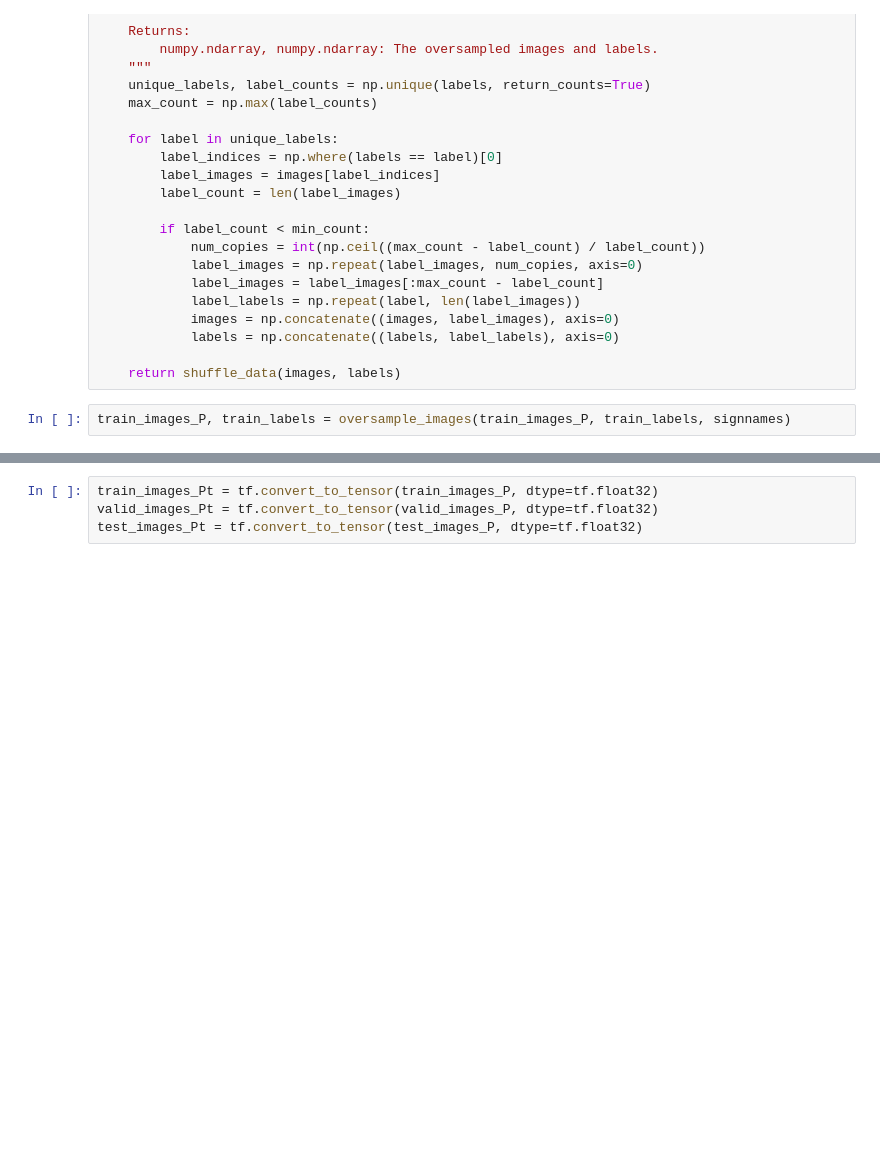
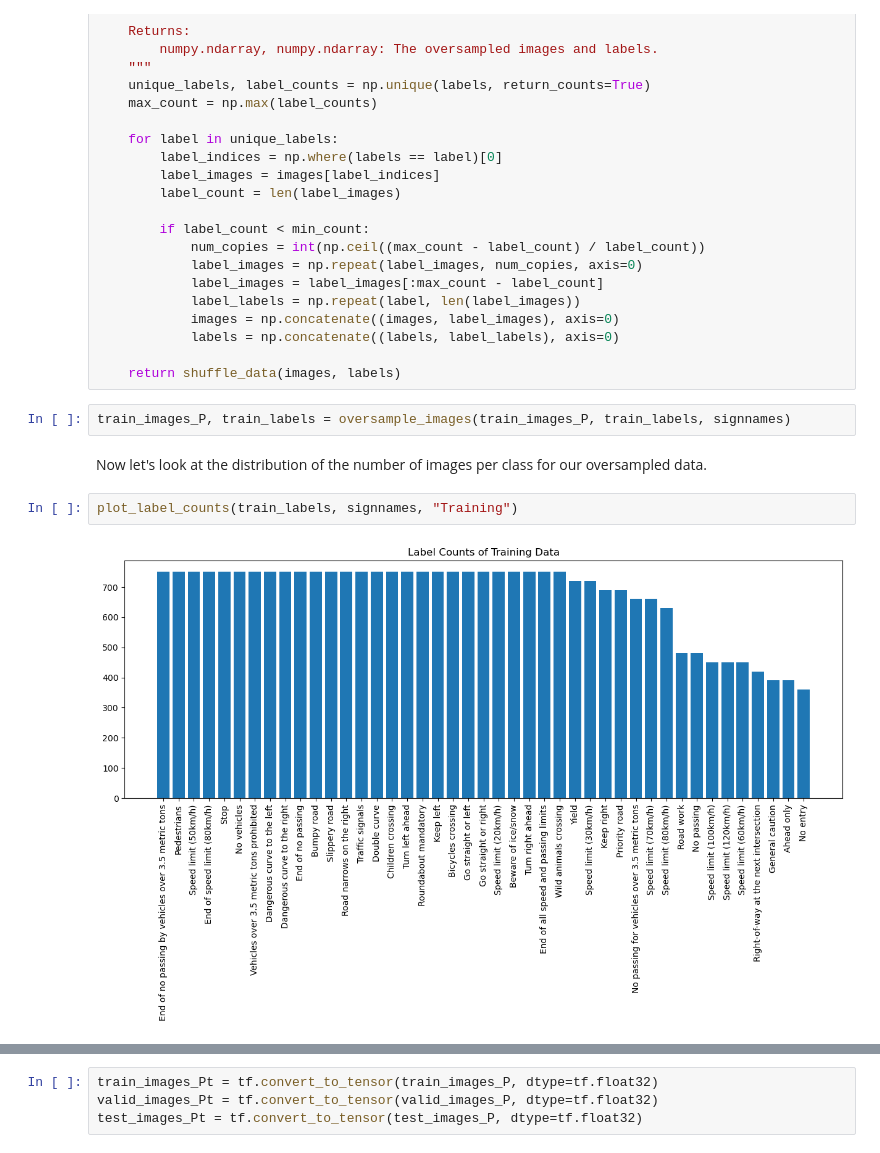
Before and after one commit to sjmfirestone/comp-4449-midterm-rtfs, a Jupyter notebook: main.ipynb, the cells around one changed output, grey strips where cells are left out. Cells and saved outputs as stored; diff of their text form; blank space fills up the shorter version.

```diff
--- a/main.ipynb
+++ b/main.ipynb
@@ -355,3 +517,9 @@ def oversample_images(images, labels, signnames, min_count=300):
     return shuffle_data(images, labels)
 # %%
 train_images_P, train_labels = oversample_images(train_images_P, train_labels, signnames)
+# %% [markdown]
+Now let's look at the distribution of the number of images per class for our oversampled data.
+# %%
+plot_label_counts(train_labels, signnames, "Training")
+# %% [output]
+[figure, added]
```
Also changed, not shown: parts of 129 cells of this notebook, 6 other files.
